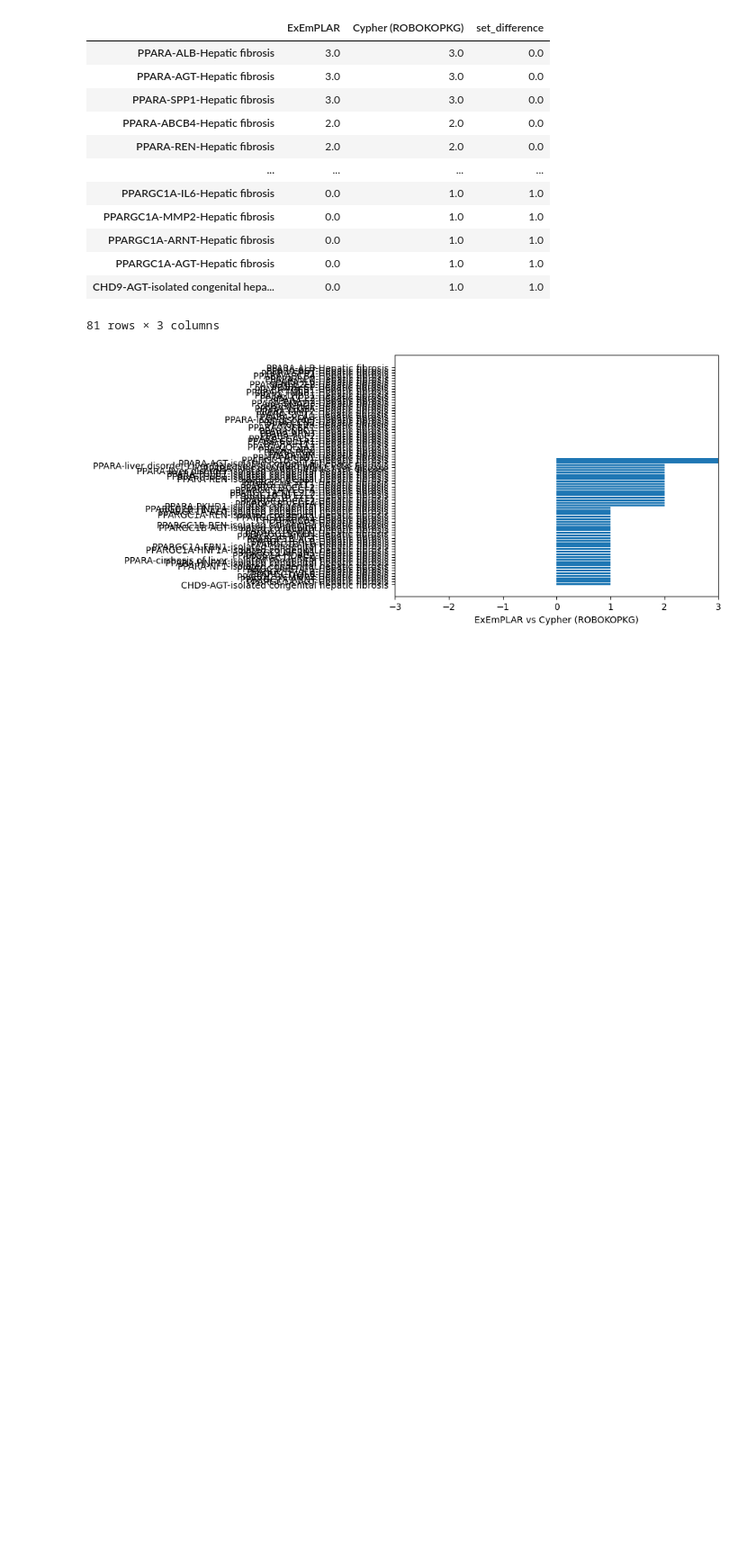
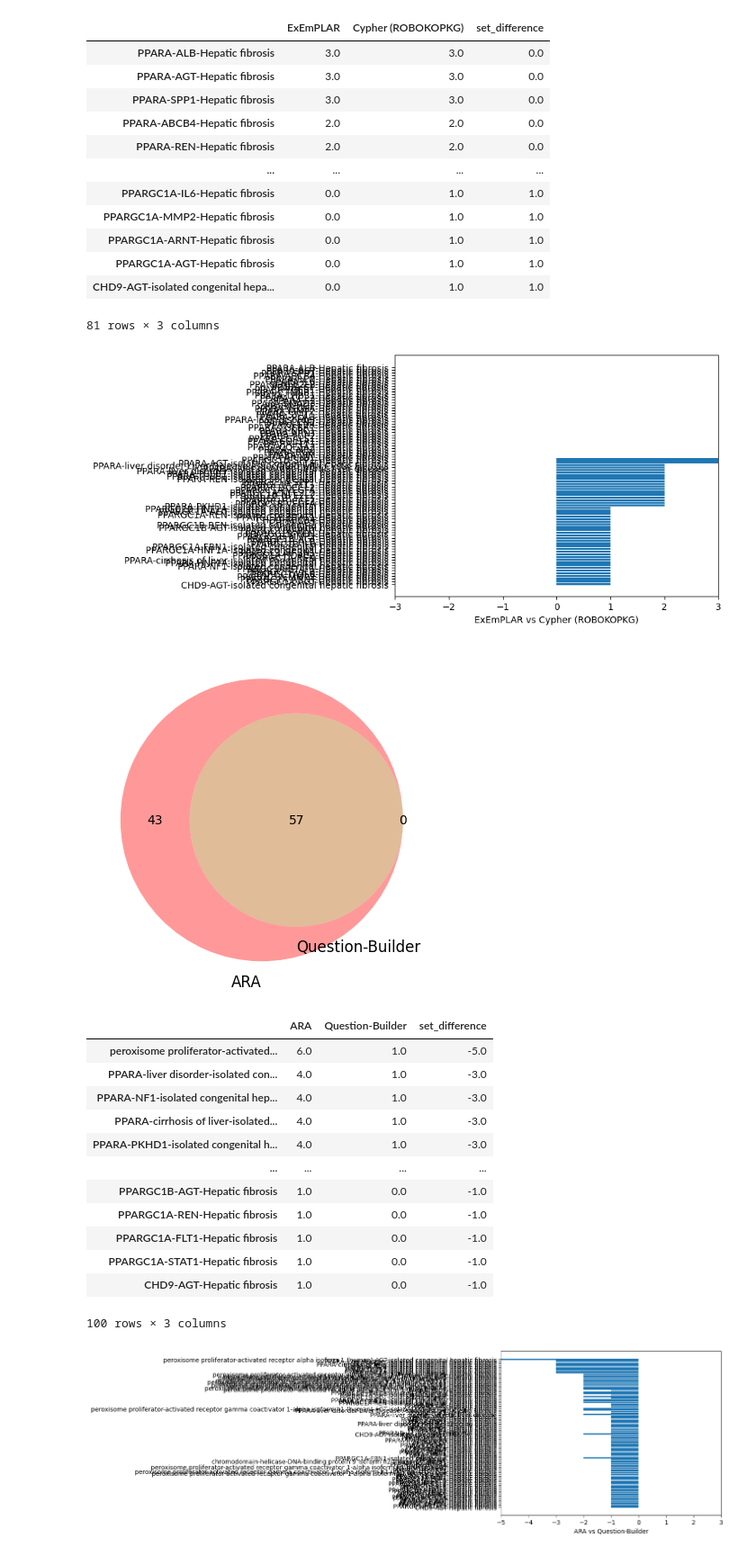
Before and after one commit to RobokopU24/AOP-use-cases, a Jupyter notebook: PPAR_LiverInjury_Compare.ipynb, the cells around one changed output. Shown at 90% size. Saved outputs shown, nothing was run; the diff lists cells and outputs as text; code cells hidden in the pictures; blank space fills up the shorter version.

Commit message:
Added comparison with Question Builder

```diff
--- a/PPAR_LiverInjury_Compare.ipynb
+++ b/PPAR_LiverInjury_Compare.ipynb
@@ -51,6 +51,8 @@ Cypher_ROBOKOPKG_results_file = "output/compare/2023-07-07_153233/cypher/robokop
 Cypher_Automat_results_file = "output/compare/2023-07-07_153233/cypher/automat/results.csv"
 write_dir_compare = "output/compare/2023-07-07_153233"
 exemplar_results_file = "output/compare/2023-07-07_153233/exemplar_data.csv"
+qbuilder_bio_entity_results_file = "output/compare/2023-07-07_153233/qbuilder_bio_entity_data.csv"
+qbuilder_blank_results_file = "output/compare/2023-07-07_153233/qbuilder_blank_data.csv"
 # %%
 # Initializing Neo4j connection class
 user = 'neo4j'
@@ -528,6 +530,8 @@ results_df_TRAPI = pd.read_csv(TRAPI_results_file)
 results_df_Cypher_Automat = pd.read_csv(Cypher_Automat_results_file)
 results_df_Cypher_ROBOKOPKG = pd.read_csv(Cypher_ROBOKOPKG_results_file)
 results_df_exemplar = pd.read_csv(exemplar_results_file)
+results_df_qbuilder_bio_entity = pd.read_csv(qbuilder_bio_entity_results_file)
+results_df_qbuilder_blank = pd.read_csv(qbuilder_blank_results_file)
 # %%
 display(results_df_ARA)
 # %%
@@ -636,3 +640,23 @@ compare_results(results_df_exemplar_names,results_df_Cypher_ROBOKOPKG, output_fi
 | CHD9-AGT-isolated congenital hepa... | 0.0 | 1.0 | 1.0 |
 81 rows × 3 columns
 [figure]
+# %%
+# ARA and Question Builder (Biological Entity) sets
+output_file_name = os.path.join(write_dir_compare,"compare_ARA_vs_qbuilder_bio_entity.txt")
+compare_results(results_df_ARA,results_df_qbuilder_bio_entity, output_file_name, "ARA", "Question-Builder (Biological Entity)")
+# %% [output]
+[figure, added]
+|  | ARA | Question-Builder | set_difference |
+| peroxisome proliferator-activated... | 6.0 | 1.0 | -5.0 |
+| PPARA-liver disorder-isolated con... | 4.0 | 1.0 | -3.0 |
+| PPARA-NF1-isolated congenital hep... | 4.0 | 1.0 | -3.0 |
+| PPARA-cirrhosis of liver-isolated... | 4.0 | 1.0 | -3.0 |
+| PPARA-PKHD1-isolated congenital h... | 4.0 | 1.0 | -3.0 |
+| ... | ... | ... | ... |
+| PPARGC1B-AGT-Hepatic fibrosis | 1.0 | 0.0 | -1.0 |
+| PPARGC1A-REN-Hepatic fibrosis | 1.0 | 0.0 | -1.0 |
+| PPARGC1A-FLT1-Hepatic fibrosis | 1.0 | 0.0 | -1.0 |
+| PPARGC1A-STAT1-Hepatic fibrosis | 1.0 | 0.0 | -1.0 |
+| CHD9-AGT-Hepatic fibrosis | 1.0 | 0.0 | -1.0 |
+100 rows × 3 columns
+[figure, added]
```
Also changed, not shown: parts of 1 cell of this notebook, 9 other files.
